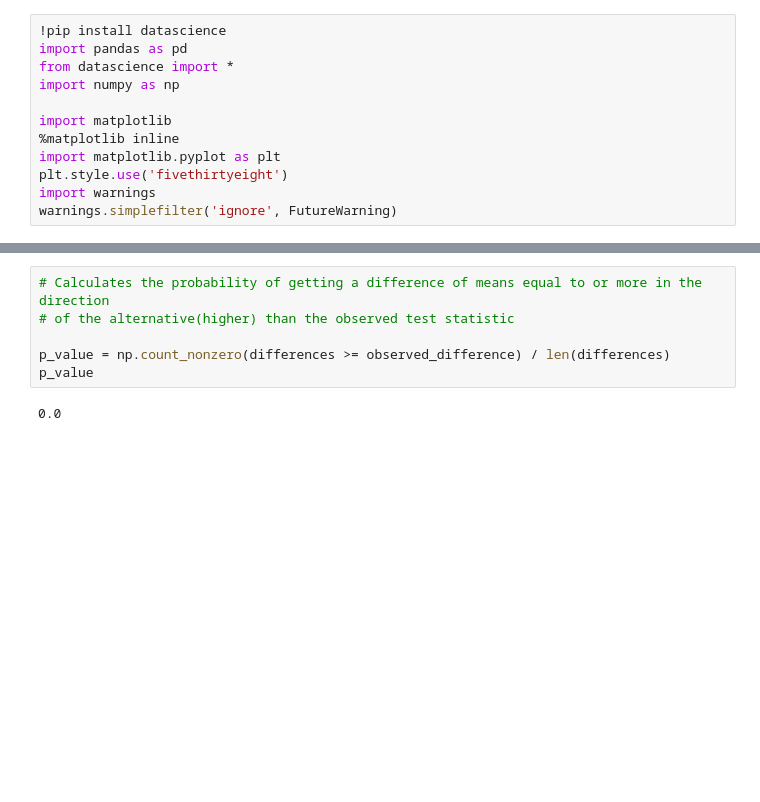
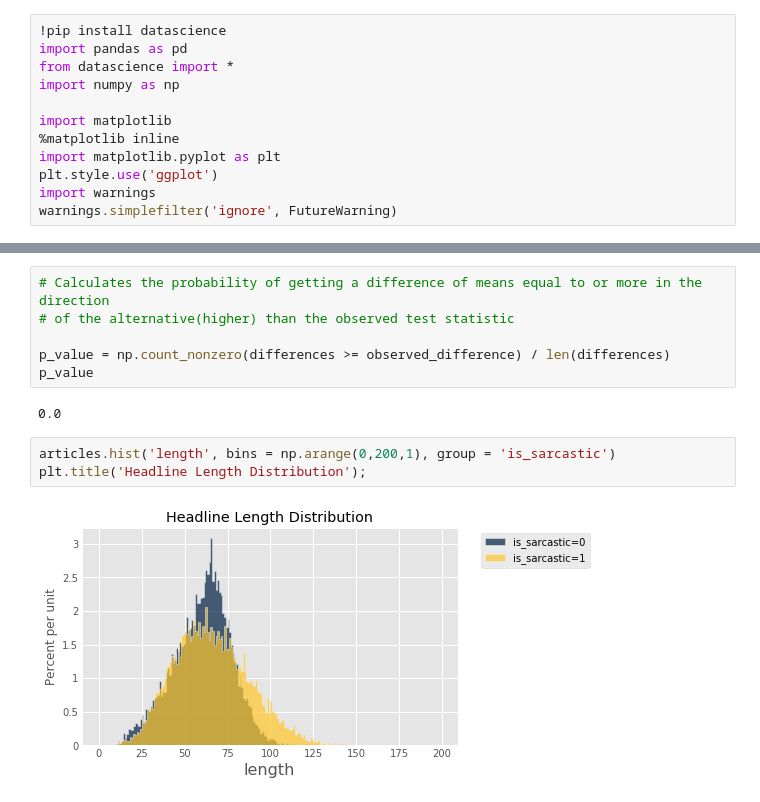
Before and after one commit to aleggs/dss-2019, a Jupyter notebook: Hypothesis Testing.ipynb, the cells around one changed output, grey strips where cells are left out. Saved outputs shown, nothing was run; the diff lists cells and outputs as text; blank space fills up the shorter version.

```diff
--- a/Hypothesis Testing.ipynb
+++ b/Hypothesis Testing.ipynb
@@ -7,7 +7,7 @@ import numpy as np
 import matplotlib
 %matplotlib inline
 import matplotlib.pyplot as plt
-plt.style.use('fivethirtyeight')
+plt.style.use('ggplot')
 import warnings
 warnings.simplefilter('ignore', FutureWarning)
 # %% [output]
@@ -122,3 +211,8 @@ p_value = np.count_nonzero(differences >= observed_difference) / len(differences
 p_value
 # %% [output]
 0.0
+# %%
+articles.hist('length', bins = np.arange(0,200,1), group = 'is_sarcastic')
+plt.title('Headline Length Distribution');
+# %% [output]
+[figure, added]
```
Also changed, not shown: parts of 20 cells of this notebook.
